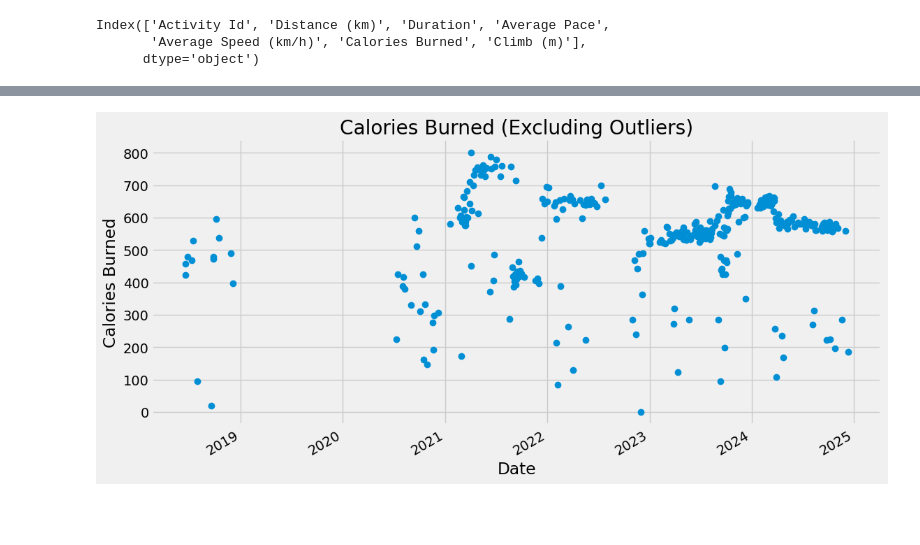
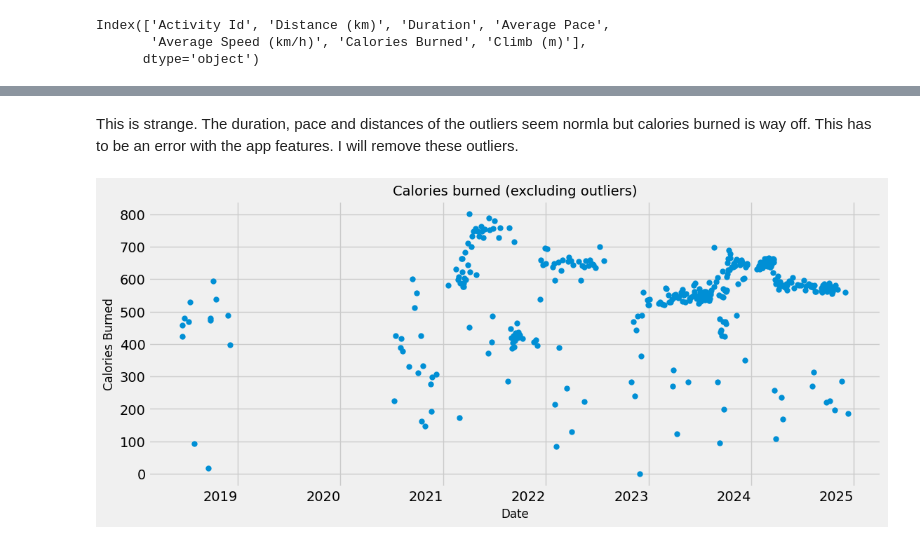
Before and after one commit to surajkarak/runkeeper_data_analysis, a Jupyter notebook: runkeeper_data.ipynb, the cells around one changed output, grey strips where cells are left out. Saved outputs shown, nothing was run; the diff lists cells and outputs as text; code cells hidden in the pictures; blank space fills up the shorter version.

```diff
--- a/runkeeper_data.ipynb
+++ b/runkeeper_data.ipynb
@@ -126,4 +126,4 @@ Convert date to datetime and set to index for plotting.
 cardio['Date'] = pd.to_datetime(cardio['Date'])
 cardio.set_index('Date', inplace=True)
 # %%
-plt.style.available
+plt.style.use('fivethirtyeight')
@@ -148,2 +129,0 @@ plt.style.available
-# %%
-plt.style.use('seaborn-v0_8-notebook')
@@ -227,14 +278,17 @@ plt.show()
+# %% [markdown]
+This is strange. The duration, pace and distances of the outliers seem normla but calories burned is way off. This has to be an error with the app features. I will remove these outliers.
 # %%
 # Define the activity ids to exclude
-exclude_ids = ['0a4cc07b-d889-4b30-82b8-99b1c19cac7f', '40befe8e-a1f1-42ae-aa44-5ca3384b31b3']
+exclude_calories = ['0a4cc07b-d889-4b30-82b8-99b1c19cac7f', '40befe8e-a1f1-42ae-aa44-5ca3384b31b3']
 
 # Filter the dataframe to exclude the specified activity ids
-filtered_cardio = cardio[~cardio['Activity Id'].isin(exclude_ids)]
+filtered_cardio = cardio[~cardio['Activity Id'].isin(exclude_calories)]
 
-# Plot the filtered data
-filtered_cardio['Calories Burned'].plot(title='Calories Burned (Excluding Outliers)', figsize=(12, 6), style='o')
-plt.xlabel('Date')
-plt.ylabel('Calories Burned')
+filtered_cardio['Calories Burned'].plot(figsize=(12, 6), style='o',  markersize=5)
+plt.ylabel('Calories Burned', fontsize=12)
+plt.xlabel('Date', fontsize=12)
+plt.xticks(rotation=0)
+plt.title('Calories burned (excluding outliers)', fontsize=14)
 plt.show()
 # %% [output]
-[figure, old version]
+[figure, new version]
```
Also changed, not shown: parts of 30 cells of this notebook.
